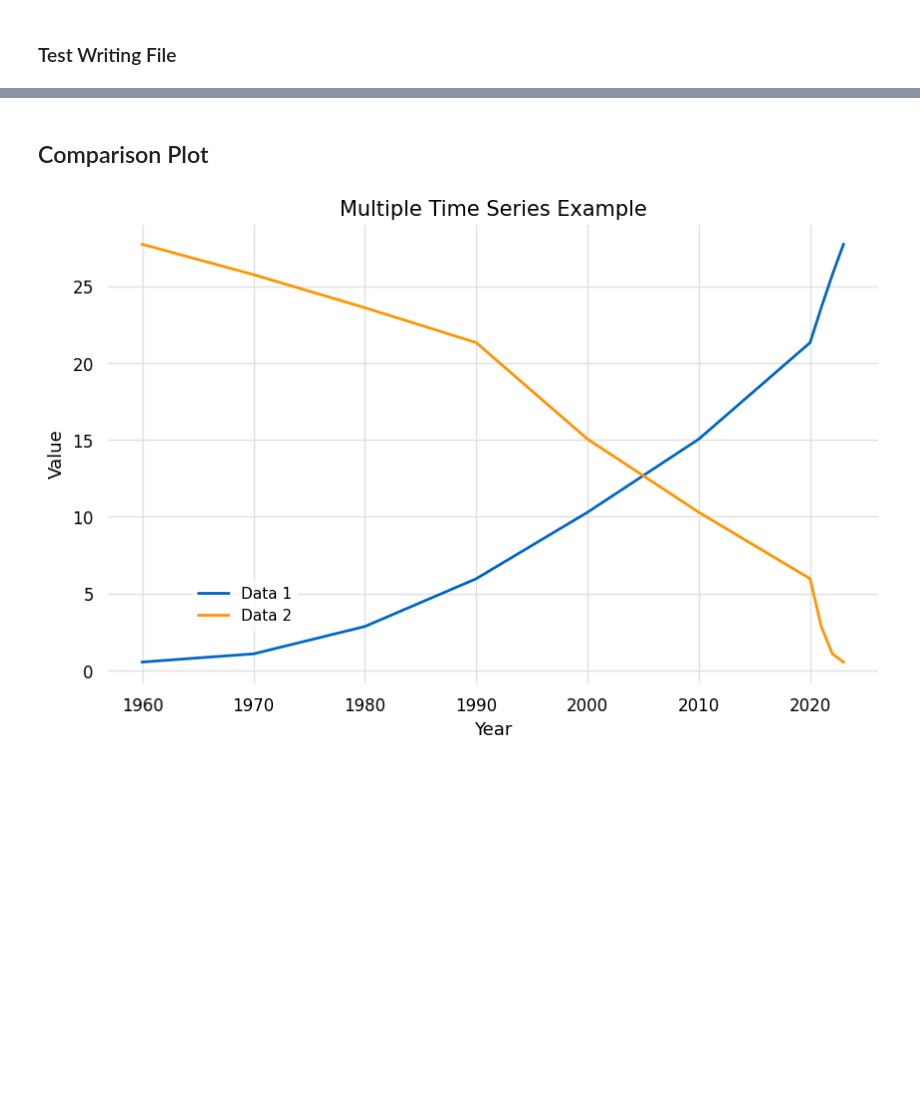
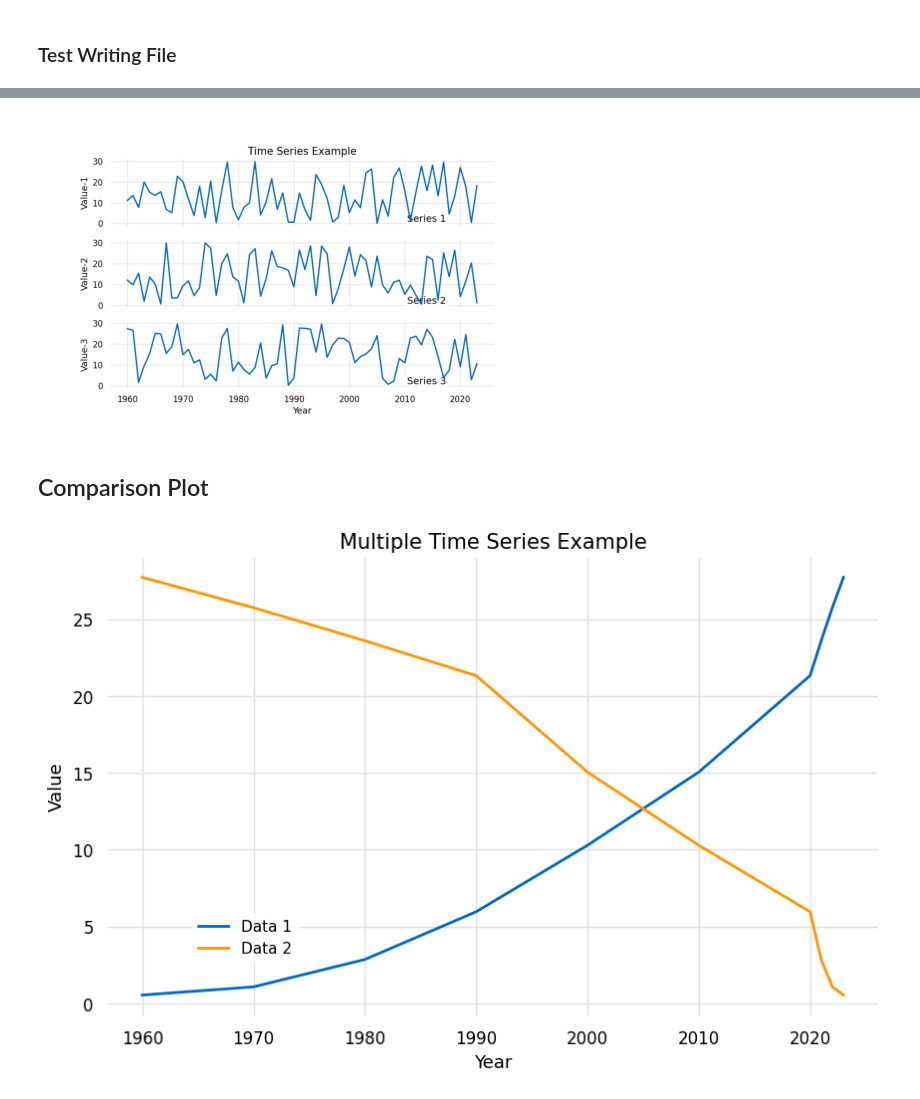
Before and after one commit to glyfish/yada, a Jupyter notebook: notebooks/plots/time_series_graph.ipynb, the cells around one changed output, grey strips where cells are left out. Drawn from its saved outputs; the diff is of its cells as text; code cells hidden in the pictures; blank space fills up the shorter version.

```diff
--- a/notebooks/plots/time_series_graph.ipynb
+++ b/notebooks/plots/time_series_graph.ipynb
@@ -60,3 +66,10 @@ file_name
+# %%
+img = image.imread(file_name)
+pyplot.imshow(img)
+pyplot.axis("off")
+pyplot.show()
+# %% [output]
+[figure, added]
 # %% [markdown]
 ## Comparison Plot
 # %%
```
Also changed, not shown: parts of 9 cells of this notebook, 1 other file.
